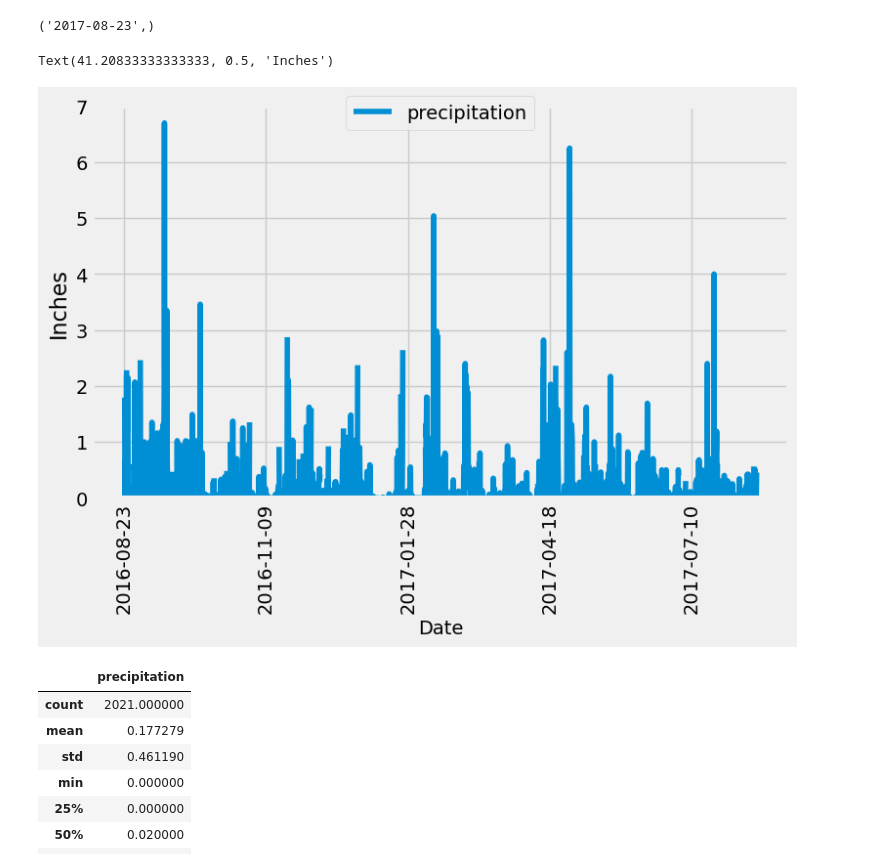
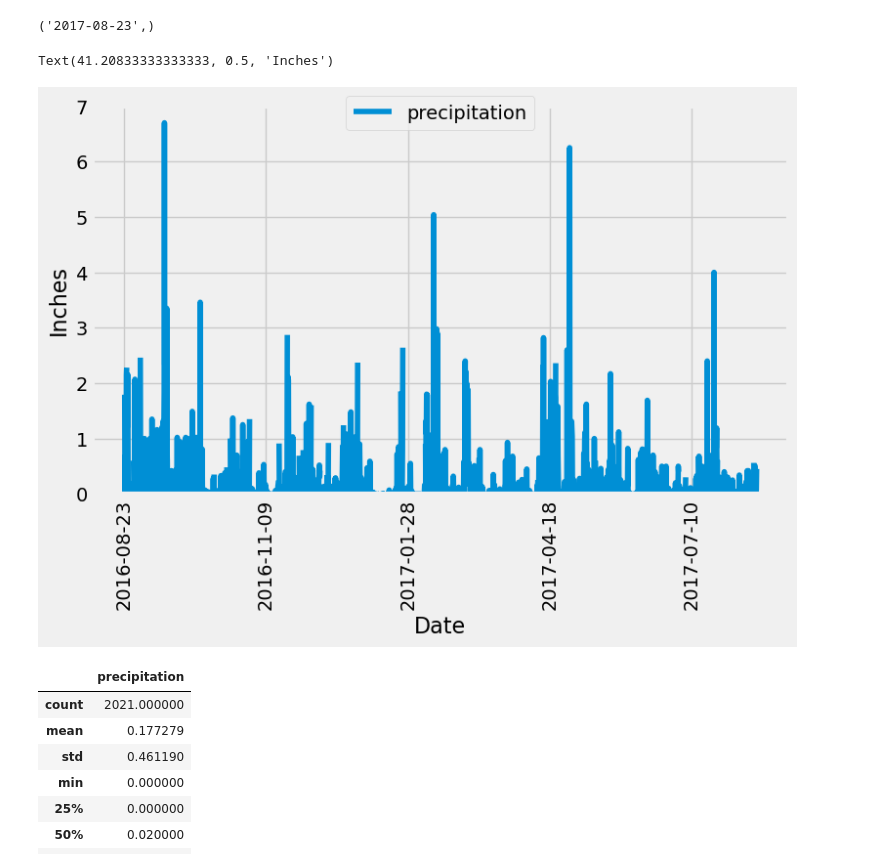
Before and after one commit to rinals/sqlalchemy-challenge, a Jupyter notebook: climate_starter_copy.ipynb, the cells around one changed output. Drawn from its saved outputs; the diff is of its cells as text; code cells hidden in the pictures.

```diff
--- a/climate_starter_copy.ipynb
+++ b/climate_starter_copy.ipynb
@@ -63,39 +63,36 @@ precipitation_df_sorted = precipitation_df.sort_values(by='date')
 
 # Ensure the DataFrame has the correct structure with 'date' as the index
 precipitation_df_sorted.set_index('date', inplace=True)
 
 # Use Pandas Plotting with Matplotlib to plot the data
 # Plot the data with the appropriate figsize and labels
 ax = precipitation_df_sorted.plot(y='precipitation', figsize=(8, 6), legend=False)
 
 # Add axis labels as in your example
-plt.xlabel('Date', fontsize=14)
-plt.ylabel('Inches', fontsize=16)
+plt.xlabel('Date', fontsize=16)
+y_label = plt.ylabel('Inches', fontsize=16)
 
 # Customize the y-axis limit to match the example (if needed)
 plt.ylim(0, 7)
-
-# Add the y-axis label and capture the returned Text object
-y_label = plt.ylabel('Inches', fontsize=16)
 
 # Customize the legend position (placing it inside the plot)
 ax.legend(['precipitation'], loc='upper center', bbox_to_anchor=(0.5, 1.05), ncol=1)
 
 # Customize tick parameters to match the desired appearance
 plt.xticks(fontsize=14, rotation=90)
 plt.yticks(fontsize=14)
 
 # Adjust the layout to avoid clipping
 plt.tight_layout()
 
 # Print the Text object for the y-axis label
 print(y_label)
 
 # Show the plot
 plt.show()
 # %% [output]
 Text(41.20833333333333, 0.5, 'Inches')
-[figure, old version]
+[figure, new version]
 # %%
 # Use Pandas to calculate the summary statistics for the precipitation data
 # Display the summary statistics
```
Also changed, not shown: parts of 6 cells of this notebook.
